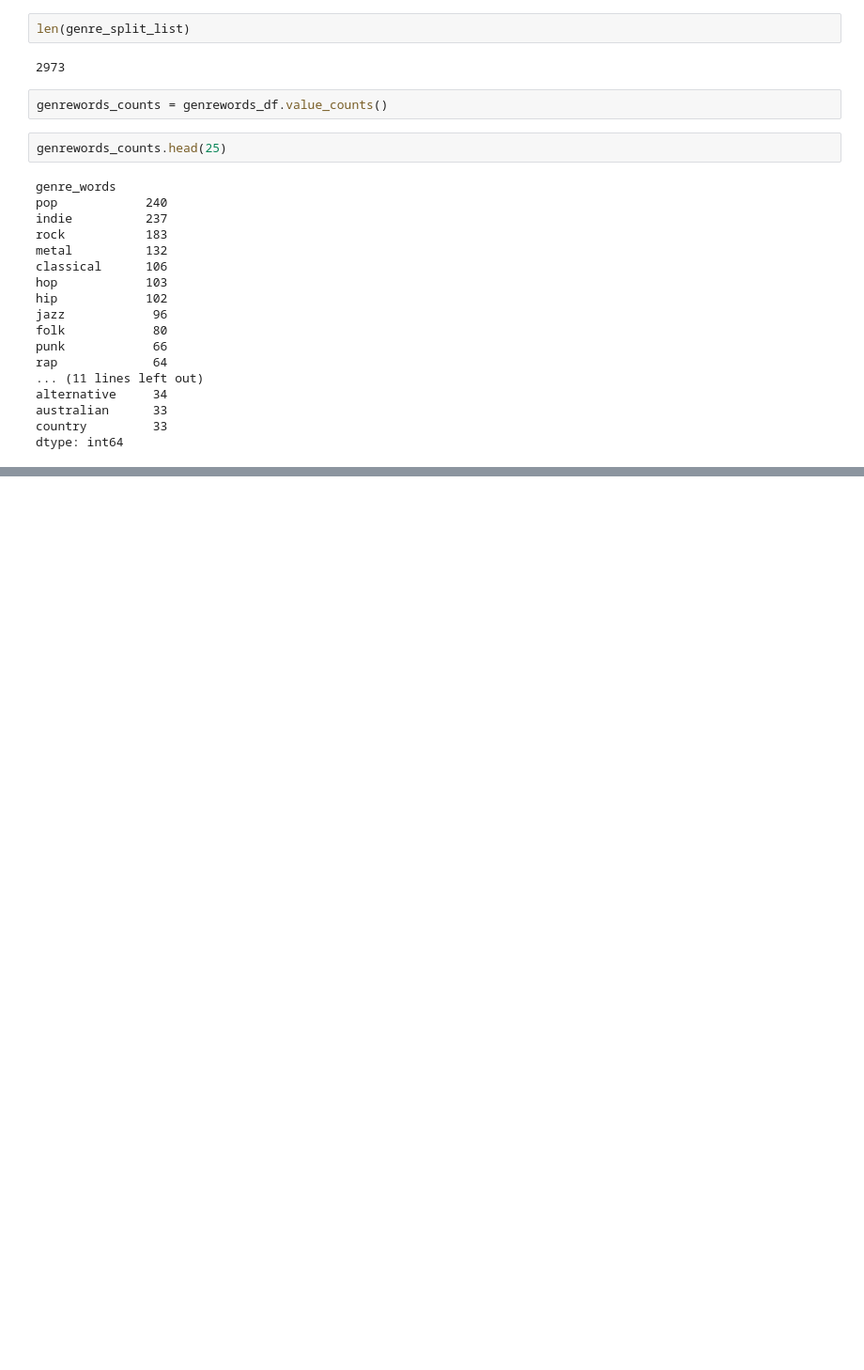
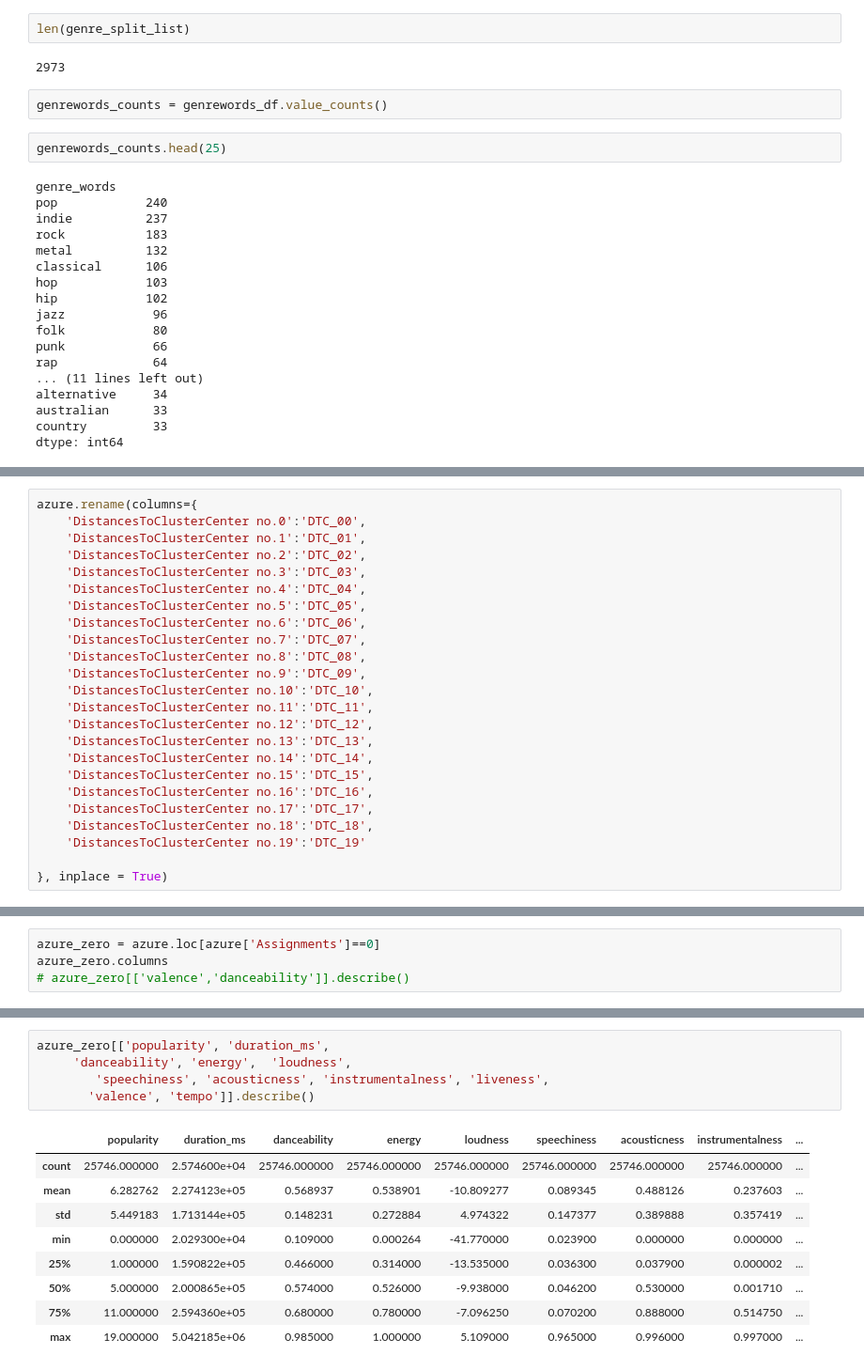
Before and after one commit to sabrinawjo/Music_ML, a Jupyter notebook: Jake/Jake_working.ipynb, the cells around one changed output, grey strips where cells are left out. Shown: that part at 94% size. Cells and saved outputs as stored; diff of their text form; blank space fills up the shorter version.

```diff
--- a/Jake/Jake_working.ipynb
+++ b/Jake/Jake_working.ipynb
@@ -482,0 +457,24 @@ azure_fifteen_nineteen.to_csv("azure_20Clusters_15thru19.csv", index = False)
+# %%
+azure.rename(columns={
+    'DistancesToClusterCenter no.0':'DTC_00',
+    'DistancesToClusterCenter no.1':'DTC_01',
+    'DistancesToClusterCenter no.2':'DTC_02',
+    'DistancesToClusterCenter no.3':'DTC_03',
+    'DistancesToClusterCenter no.4':'DTC_04',
+    'DistancesToClusterCenter no.5':'DTC_05',
+    'DistancesToClusterCenter no.6':'DTC_06',
+    'DistancesToClusterCenter no.7':'DTC_07',
+    'DistancesToClusterCenter no.8':'DTC_08',
+    'DistancesToClusterCenter no.9':'DTC_09',
+    'DistancesToClusterCenter no.10':'DTC_10',
+    'DistancesToClusterCenter no.11':'DTC_11',
+    'DistancesToClusterCenter no.12':'DTC_12',
+    'DistancesToClusterCenter no.13':'DTC_13',
+    'DistancesToClusterCenter no.14':'DTC_14',
+    'DistancesToClusterCenter no.15':'DTC_15',
+    'DistancesToClusterCenter no.16':'DTC_16',
+    'DistancesToClusterCenter no.17':'DTC_17',
+    'DistancesToClusterCenter no.18':'DTC_18',
+    'DistancesToClusterCenter no.19':'DTC_19'
+
+}, inplace = True)
@@ -482,0 +495,4 @@ azure_fifteen_nineteen.to_csv("azure_20Clusters_15thru19.csv", index = False)
+# %%
+azure_zero = azure.loc[azure['Assignments']==0]
+azure_zero.columns
+# azure_zero[['valence','danceability']].describe()
@@ -482,0 +515,15 @@ azure_fifteen_nineteen.to_csv("azure_20Clusters_15thru19.csv", index = False)
+# %%
+azure_zero[['popularity', 'duration_ms',
+     'danceability', 'energy',  'loudness',
+        'speechiness', 'acousticness', 'instrumentalness', 'liveness',
+       'valence', 'tempo']].describe()
+# %% [output]
+|  | popularity | duration_ms | danceability | energy | loudness | speechiness | acousticness | instrumentalness | ... |
+| count | 25746.000000 | 2.574600e+04 | 25746.000000 | 25746.000000 | 25746.000000 | 25746.000000 | 25746.000000 | 25746.000000 | ... |
+| mean | 6.282762 | 2.274123e+05 | 0.568937 | 0.538901 | -10.809277 | 0.089345 | 0.488126 | 0.237603 | ... |
+| std | 5.449183 | 1.713144e+05 | 0.148231 | 0.272884 | 4.974322 | 0.147377 | 0.389888 | 0.357419 | ... |
+| min | 0.000000 | 2.029300e+04 | 0.109000 | 0.000264 | -41.770000 | 0.023900 | 0.000000 | 0.000000 | ... |
+| 25% | 1.000000 | 1.590822e+05 | 0.466000 | 0.314000 | -13.535000 | 0.036300 | 0.037900 | 0.000002 | ... |
+| 50% | 5.000000 | 2.000865e+05 | 0.574000 | 0.526000 | -9.938000 | 0.046200 | 0.530000 | 0.001710 | ... |
+| 75% | 11.000000 | 2.594360e+05 | 0.680000 | 0.780000 | -7.096250 | 0.070200 | 0.888000 | 0.514750 | ... |
+| max | 19.000000 | 5.042185e+06 | 0.985000 | 1.000000 | 5.109000 | 0.965000 | 0.996000 | 0.997000 | ... |
```
Also changed, not shown: parts of 24 cells of this notebook, 2 other files.
